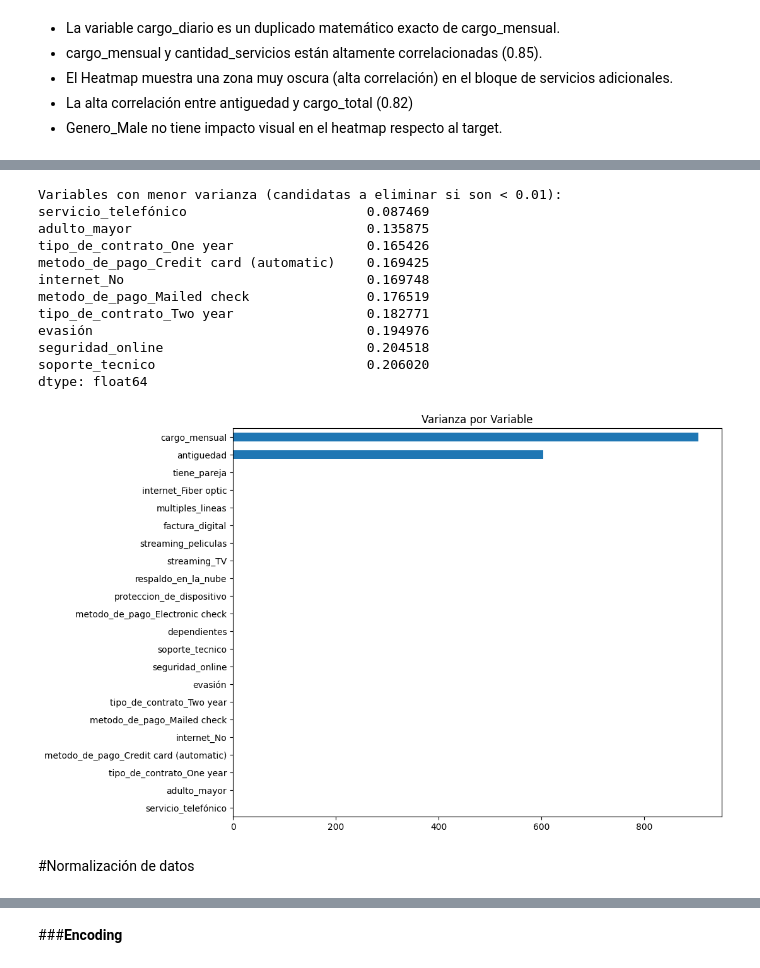
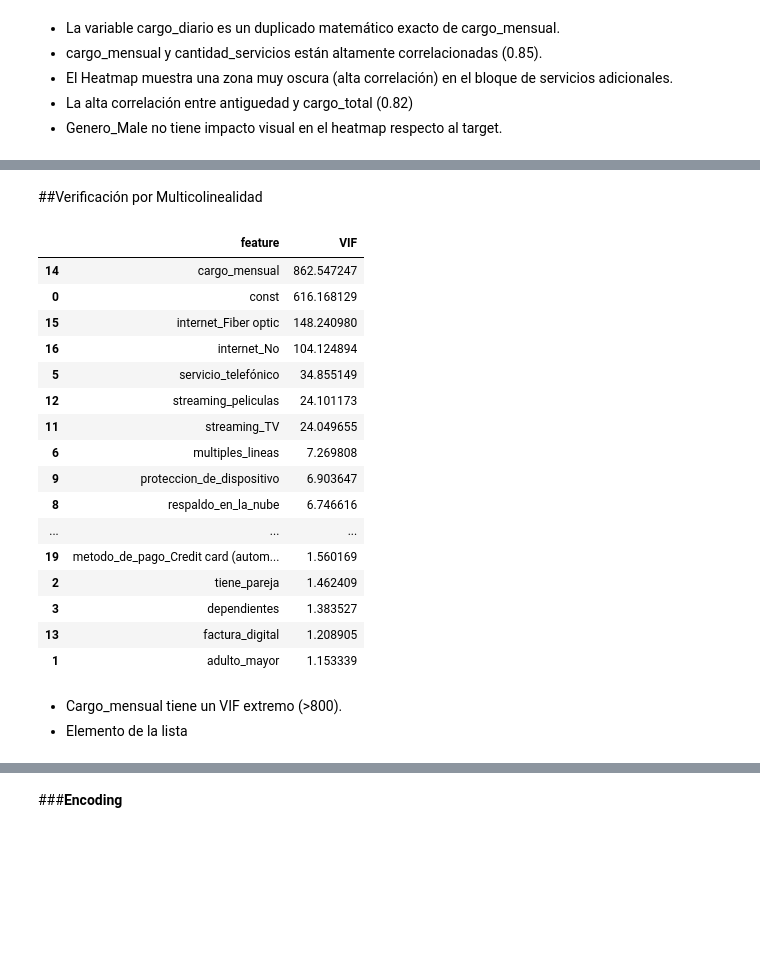
Before and after one commit to NicoPerotto/challenge2-data-science-LATAM-Parte-2, a Jupyter notebook: TelecomX_part2_LATAM.ipynb, the cells around one changed output, grey strips where cells are left out. Saved outputs shown, nothing was run; the diff lists cells and outputs as text; code cells hidden in the pictures; blank space fills up the shorter version.

```diff
--- a/TelecomX_part2_LATAM.ipynb
+++ b/TelecomX_part2_LATAM.ipynb
@@ -142,33 +146,38 @@ dtype: float64
 # %%
 cols_a_eliminar = ['cargo_diario','cantidad_servicios','cargo_total','genero_Male']
 df_encoded = df_encoded.drop(columns=cols_a_eliminar,errors='ignore')
-# %%
-# 1. Calculamos la varianza de todas las columnas numéricas
-varianzas = df_encoded.var().sort_values()
-
-print("Variables con menor varianza (candidatas a eliminar si son < 0.01):")
-print(varianzas.head(10))
-
-# 2. Tip Senior: Visualizar la varianza ayuda a detectar constantes
-import matplotlib.pyplot as plt
-varianzas.plot(kind='barh', figsize=(10, 8), title='Varianza por Variable')
-plt.show()
-# %% [output]
-Variables con menor varianza (candidatas a eliminar si son < 0.01):
-servicio_telefónico                       0.087469
-adulto_mayor                              0.135875
-tipo_de_contrato_One year                 0.165426
-metodo_de_pago_Credit card (automatic)    0.169425
-internet_No                               0.169748
-metodo_de_pago_Mailed check               0.176519
-tipo_de_contrato_Two year                 0.182771
-evasión                                   0.194976
-seguridad_online                          0.204518
-soporte_tecnico                           0.206020
-dtype: float64
-[figure, removed]
-# %% [markdown]
-#Normalización de datos
+# %% [markdown]
+##Verificación por Multicolinealidad
+# %%
+X = df_encoded.drop(columns=['evasión'])
+X_const = sm.add_constant(X)
+X_const = X_const.astype(float)
+vif_data = pd.DataFrame()
+vif_data["feature"] = X_const.columns
+vif_data["VIF"] = [variance_inflation_factor(X_const.values, i) for i in range(X_const.shape[1])]
+# %%
+display(vif_data.sort_values(by='VIF', ascending=False))
+# %% [output]
+|  | feature | VIF |
+| 14 | cargo_mensual | 862.547247 |
+| 0 | const | 616.168129 |
+| 15 | internet_Fiber optic | 148.240980 |
+| 16 | internet_No | 104.124894 |
+| 5 | servicio_telefónico | 34.855149 |
+| 12 | streaming_peliculas | 24.101173 |
+| 11 | streaming_TV | 24.049655 |
+| 6 | multiples_lineas | 7.269808 |
+| 9 | proteccion_de_dispositivo | 6.903647 |
+| 8 | respaldo_en_la_nube | 6.746616 |
+| ... | ... | ... |
+| 19 | metodo_de_pago_Credit card (autom... | 1.560169 |
+| 2 | tiene_pareja | 1.462409 |
+| 3 | dependientes | 1.383527 |
+| 13 | factura_digital | 1.208905 |
+| 1 | adulto_mayor | 1.153339 |
+# %% [markdown]
+*   Cargo_mensual tiene un VIF extremo (>800).
+*   Elemento de la lista
 # %%
 # Verificar correlación entre posibles columnas redundantes
 datos[['cargo_mensual', 'cargo_total', 'cargo_diario']].corr()
```
Also changed, not shown: parts of 24 cells of this notebook.
